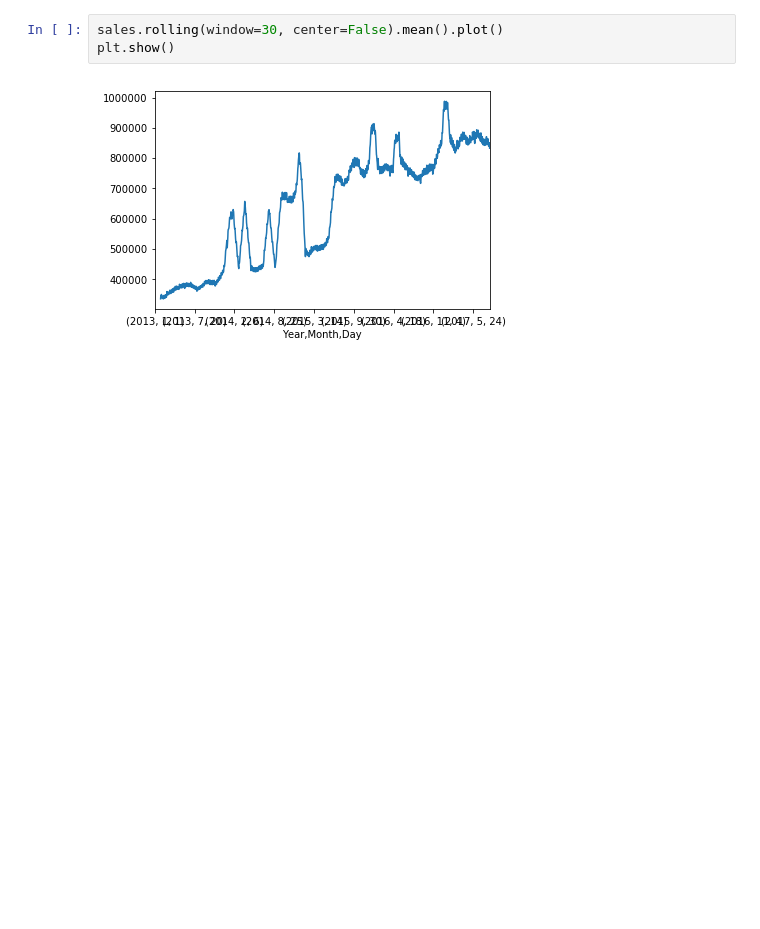
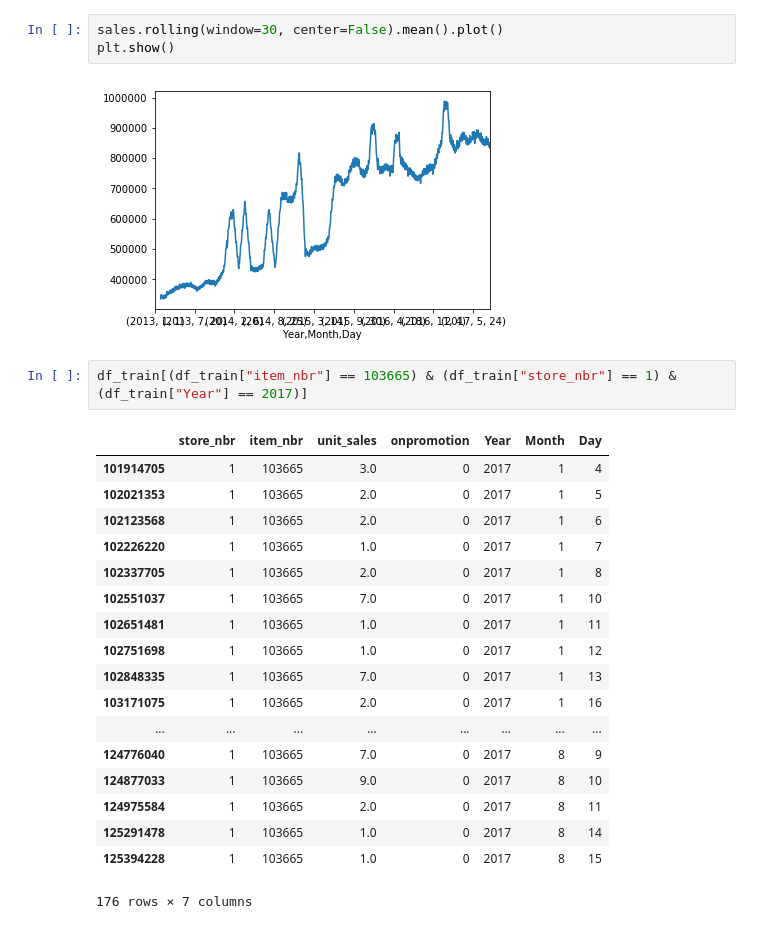
Before and after one commit to CornellDataScience/Kaggle-FA17, a Jupyter notebook: market/jo_sandbox.ipynb, the cells around one changed output. Drawn from its saved outputs; the diff is of its cells as text; blank space fills up the shorter version.

```diff
--- a/market/jo_sandbox.ipynb
+++ b/market/jo_sandbox.ipynb
@@ -73,3 +73,24 @@ sales.rolling(window=30, center=False).mean().plot()
 plt.show()
 # %% [output]
 [figure]
+# %%
+df_train[(df_train["item_nbr"] == 103665) & (df_train["store_nbr"] == 1) & (df_train["Year"] == 2017)]
+# %% [output]
+|  | store_nbr | item_nbr | unit_sales | onpromotion | Year | Month | Day |
+| 101914705 | 1 | 103665 | 3.0 | 0 | 2017 | 1 | 4 |
+| 102021353 | 1 | 103665 | 2.0 | 0 | 2017 | 1 | 5 |
+| 102123568 | 1 | 103665 | 2.0 | 0 | 2017 | 1 | 6 |
+| 102226220 | 1 | 103665 | 1.0 | 0 | 2017 | 1 | 7 |
+| 102337705 | 1 | 103665 | 2.0 | 0 | 2017 | 1 | 8 |
+| 102551037 | 1 | 103665 | 7.0 | 0 | 2017 | 1 | 10 |
+| 102651481 | 1 | 103665 | 1.0 | 0 | 2017 | 1 | 11 |
+| 102751698 | 1 | 103665 | 1.0 | 0 | 2017 | 1 | 12 |
+| 102848335 | 1 | 103665 | 7.0 | 0 | 2017 | 1 | 13 |
+| 103171075 | 1 | 103665 | 2.0 | 0 | 2017 | 1 | 16 |
+| ... | ... | ... | ... | ... | ... | ... | ... |
+| 124776040 | 1 | 103665 | 7.0 | 0 | 2017 | 8 | 9 |
+| 124877033 | 1 | 103665 | 9.0 | 0 | 2017 | 8 | 10 |
+| 124975584 | 1 | 103665 | 2.0 | 0 | 2017 | 8 | 11 |
+| 125291478 | 1 | 103665 | 1.0 | 0 | 2017 | 8 | 14 |
+| 125394228 | 1 | 103665 | 1.0 | 0 | 2017 | 8 | 15 |
+176 rows × 7 columns
```
Also changed, not shown: 4 other files.
